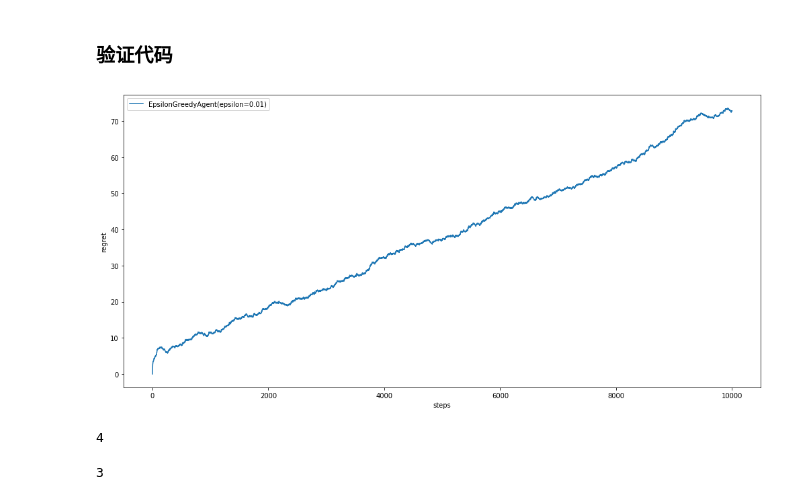
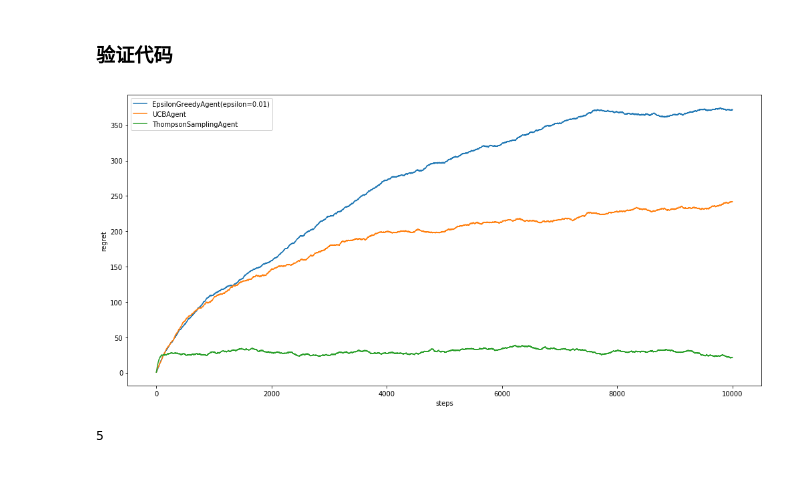
Before and after one commit to 450586509/reinforcement-learning-practice, a Jupyter notebook: 05_explore.ipynb, the cells around one changed output. Cells and saved outputs as stored; diff of their text form; code cells hidden in the pictures; blank space fills up the shorter version.

```diff
--- a/05_explore.ipynb
+++ b/05_explore.ipynb
@@ -130,19 +130,22 @@ Implement the algorithm above in the cell below:
 class EpsilonGreedyAgent(AbstractAgent):
     def __init__(self, epsilon=0.01):
         self._epsilon = epsilon
+
     def best_action(self):
+      #if self._total_pulls == 0:
+        #print("actions={0}".format(len(self._successes)))
       max_p = -1
       best_action = -1
       for action, (a, b) in enumerate(zip(self._successes, self._failures)):
         if a + b == 0:
-          p = 100000
+          best_action = action
+          #print("break")
+          break
         else:
           p = (1.0 * a) / (a + b)
         if max_p < p :
           max_p = p
           best_action = action
-      if best_action == -1:
-        best_action = np.random.choice(range(len(self._successes)))
       return best_action
 
 
@@ -190,15 +193,14 @@ class UCBAgent(AbstractAgent):
       best_action = -1
       for action, (a, b) in enumerate(zip(self._successes, self._failures)):
         if a + b == 0:
-          p = 1000000
+          best_action = action
+          break
         else:
           t = self._total_pulls + 1
           p = (1.0 * a) / (a + b) + pow((2 * math.log(t,2)) / (a + b) , 0.5)
         if max_p < p :
           max_p = p
           best_action = action
-      if best_action == -1:
-        best_action = np.random.choice(range(len(self._successes)))
       return best_action
 # %% [markdown]
 ### Thompson sampling
@@ -228,7 +230,9 @@ https://web.stanford.edu/~bvr/pubs/TS_Tutorial.pdf
 class ThompsonSamplingAgent(AbstractAgent):
     def get_action(self):
       theta_vals = []
-      for a, b in zip(self._successes, self._failures):
+      for action, (a, b) in enumerate(zip(self._successes, self._failures)):
+        if a <=0 or b<=0:
+          return action
         theta_vals.append(np.random.beta(a, b, size=1))
       best_action = np.argmax(theta_vals)
       return best_action
@@ -270,19 +274,11 @@ def plot_regret(env, agents, n_steps=5000, n_trials=50):
 # %%
 # Uncomment agents
 agents = [
-         EpsilonGreedyAgent()
-         #UCBAgent()
-         #ThompsonSamplingAgent()
+         EpsilonGreedyAgent(),
+         UCBAgent(),
+         ThompsonSamplingAgent()
 ]
 
 plot_regret(BernoulliBandit(), agents, n_steps=10000, n_trials=10)
 # %% [output]
-[figure, old version]
+[figure, new version]
-# %%
-np.argmax([0,1,2,3,111,3])
-# %% [output]
-4
-# %%
-np.random.choice(range(5))
-# %% [output]
-3
@@ -288,0 +287,4 @@ np.random.choice(range(5))
+# %%
+len(a)
+# %% [output]
+5
```
Also changed, not shown: parts of 2 cells of this notebook.
